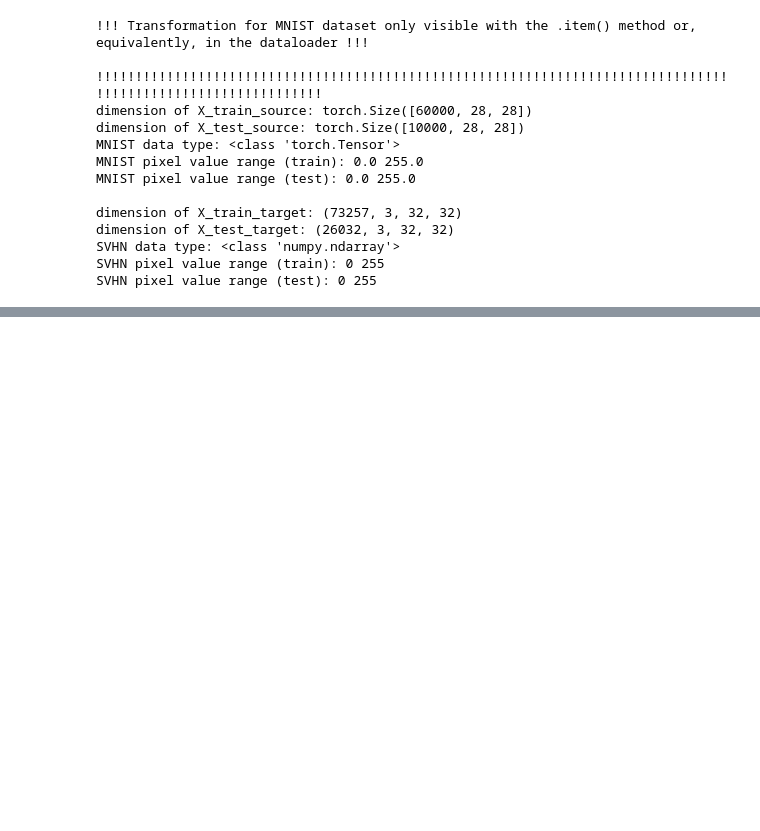
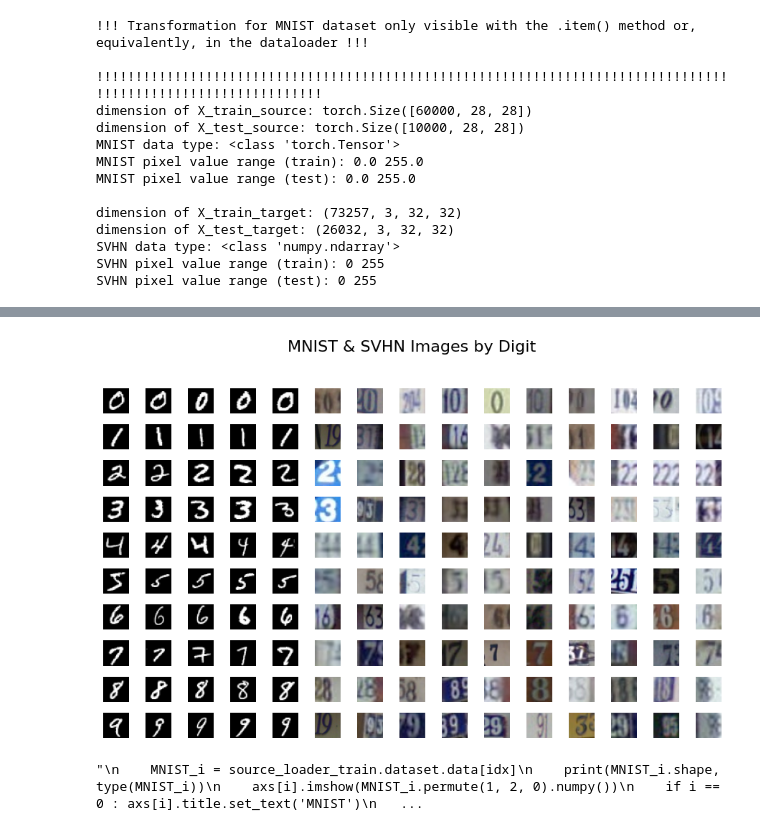
Before and after one commit to anaele-paris/domain_adaptation_MNIST_SVHN, a Jupyter notebook: GANN_pytorch_02-04-2024.ipynb, the cells around one changed output, grey strips where cells are left out. Drawn from its saved outputs; the diff is of its cells as text; code cells hidden in the pictures; blank space fills up the shorter version.

```diff
--- a/GANN_pytorch_02-04-2024.ipynb
+++ b/GANN_pytorch_02-04-2024.ipynb
@@ -48,0 +77,8 @@ Using downloaded and verified file: ./svhn_data/test_32x32.mat
+# %%
+# Data Loader (Input Pipeline)
+bs = 32 # batch size
+source_loader_train = torch.utils.data.DataLoader(dataset=train_dataset_source, batch_size=bs, shuffle=True, drop_last=True)
+source_loader_test = torch.utils.data.DataLoader(dataset=test_dataset_source, batch_size=bs, shuffle=False, drop_last=True)
+
+target_loader_train = torch.utils.data.DataLoader(dataset=train_dataset_target, batch_size=bs, shuffle=True, drop_last=True)
+target_loader_test = torch.utils.data.DataLoader(dataset=test_dataset_target, batch_size=bs, shuffle=False, drop_last=True)
@@ -60,11 +99,3 @@ train_dataset length: 60000 <class 'torchvision.datasets.mnist.MNIST'>
 test_dataset length: 10000 <class 'torchvision.datasets.mnist.MNIST'>
 images shape: torch.Size([3, 32, 32]) <class 'torch.Tensor'>
 labels: tensor([0, 1, 2, 3, 4, 5, 6, 7, 8, 9]) <class 'int'> <class 'torch.Tensor'> <class 'torchvision.datasets.mnist.MNIST'>
-# %%
-# Data Loader (Input Pipeline)
-bs = 64 # batch size
-source_loader_train = torch.utils.data.DataLoader(dataset=train_dataset_source, batch_size=bs, shuffle=True)
-source_loader_train = torch.utils.data.DataLoader(dataset=test_dataset_source, batch_size=bs, shuffle=False)
-
-target_loader_train = torch.utils.data.DataLoader(dataset=train_dataset_target, batch_size=bs, shuffle=True)
-target_loader_train = torch.utils.data.DataLoader(dataset=test_dataset_target, batch_size=bs, shuffle=False)
@@ -190,0 +204,47 @@ weights_target (for information only): tensor([14.8000,  5.3000,  6.9000,  8.600
+# %%
+# Visualise numbers from each dataset (first row of 1 : 5 MNIST images of 1, 5 SVHN images of 1, etc.)
+#----------------------------------------------------------------------------------------------------
+
+# MNIST
+fig, axs = plt.subplots(10, 15, figsize=(9, 6))
+
+for i in range(10):
+
+    #show 5 images with label i from MNIST
+    idx = (Ys_train == i).nonzero()[:5].squeeze()
+
+    for j, index in enumerate(idx):
+        # Access and prepare image
+        image = train_dataset_source.data[index]
+        axs[i, j].imshow(image, cmap='gray')
+        axs[i,j].axis('off')
+
+    idx = (Yt_train == i).nonzero()[:10].squeeze()
+
+    for j, index in enumerate(idx):
+        # Access and prepare image
+        image = train_dataset_target.data[index]
+        image=image.transpose((1, 2, 0))
+        axs[i, 5+j].imshow(image)
+        axs[i,5+j].axis('off')
+
+fig.suptitle('MNIST & SVHN Images by Digit', fontsize=16)
+plt.tight_layout(rect=[0, 0.03, 1, 0.95])
+plt.show()
+'''
+    MNIST_i = source_loader_train.dataset.data[idx]
+    print(MNIST_i.shape, type(MNIST_i))
+    axs[i].imshow(MNIST_i.permute(1, 2, 0).numpy())
+    if i == 0 : axs[i].title.set_text('MNIST')
+
+    # show 5 images with label i from SVHN
+    idx = (Yt_train == i).nonzero()[:5].squeeze()
+    SVHN_i = target_loader_train[idx]
+    axs[i+5].imshow(SVHN_i.permute(1, 2, 0).numpy())
+    if i == 5 : axs[i+5].title.set_text('SVHN')
+
+plt.show()
+'''
+# %% [output]
+[figure, added]
+"\n    MNIST_i = source_loader_train.dataset.data[idx]\n    print(MNIST_i.shape, type(MNIST_i))\n    axs[i].imshow(MNIST_i.permute(1, 2, 0).numpy())\n    if i == 0 : axs[i].title.set_text('MNIST')\n   ...
```
Also changed, not shown: parts of 9 cells of this notebook, 1 other file.
